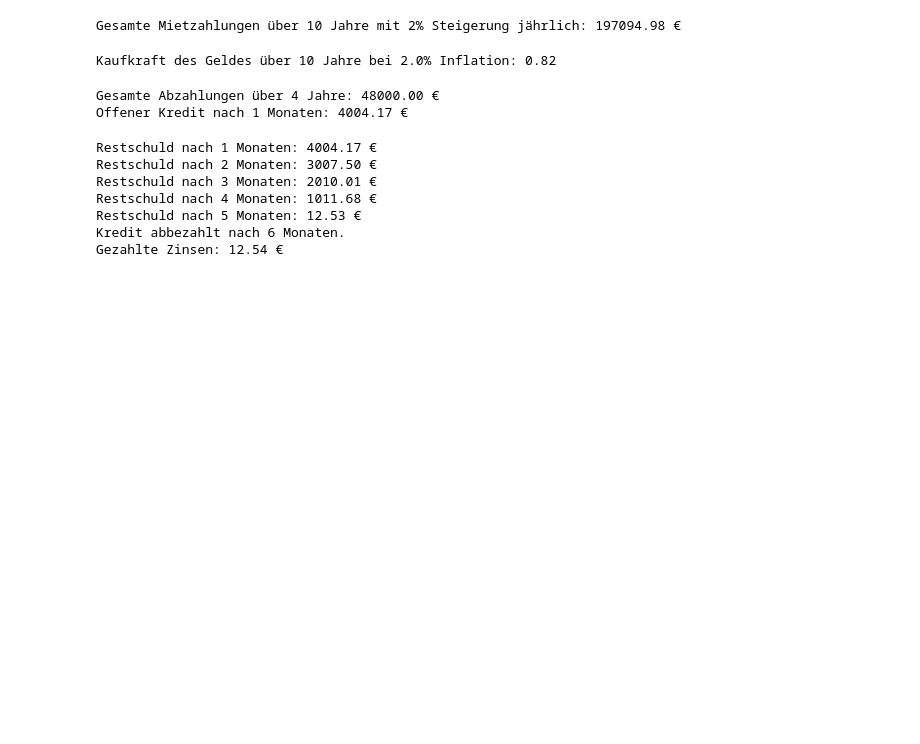
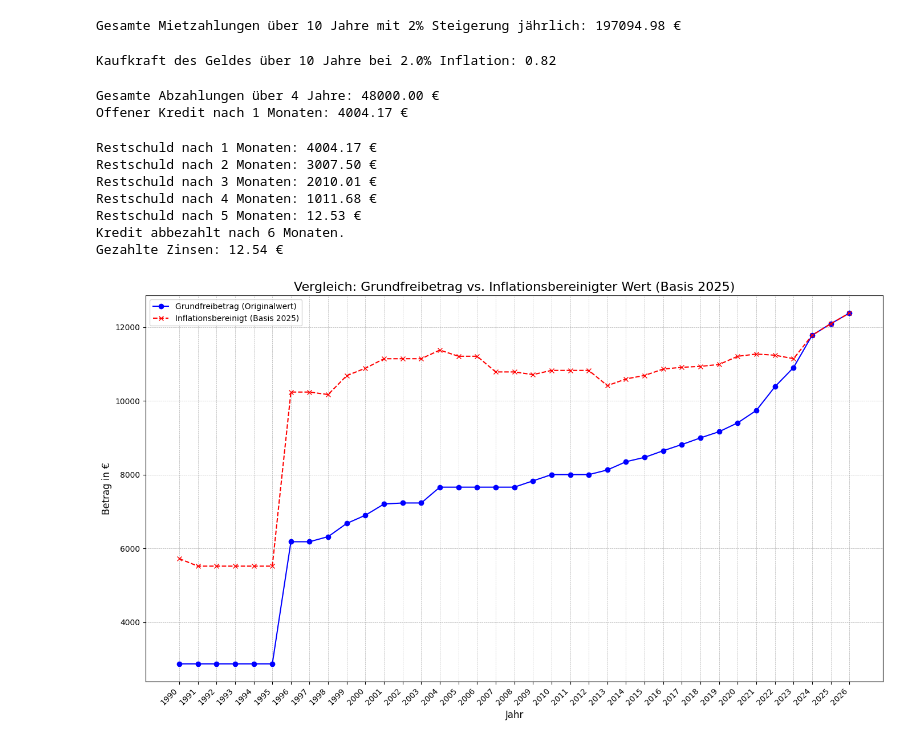
Before and after one commit to gremarsl/gremarsl.github.io, a Jupyter notebook: notebook_dev/inflation.ipynb, the cells around one changed output. Saved outputs shown, nothing was run; the diff lists cells and outputs as text; code cells hidden in the pictures; blank space fills up the shorter version.

Commit message:
Added python plot to visualize the grundfreibetrag - inflationsbereinigt

```diff
--- a/notebook_dev/inflation.ipynb
+++ b/notebook_dev/inflation.ipynb
@@ -137,3 +137,84 @@ Restschuld nach 4 Monaten: 1011.68 €
 Restschuld nach 5 Monaten: 12.53 €
 Kredit abbezahlt nach 6 Monaten.
 Gezahlte Zinsen: 12.54 €
+# %%
+import pandas as pd
+import matplotlib.pyplot as plt
+
+# The data is provided in a comma-separated format.
+# We'll parse it into lists for plotting.
+data = """
+Zeitraum,Grundfreibetrag,Inflationsbereinigt 2025
+1990,2871,5726
+1991,2871,5522
+1992,2871,5522
+1993,2871,5522
+1994,2871,5522
+1995,2871,5522
+1996,6184,10243
+1997,6184,10243
+1998,6322,10175
+1999,6681,10689
+2000,6902,10889
+2001,7206,11146
+2002,7235,11147
+2003,7235,11147
+2004,7664,11382
+2005,7664,11214
+2006,7664,11214
+2007,7664,10789
+2008,7664,10789
+2009,7834,10717
+2010,8004,10830
+2011,8004,10830
+2012,8004,10830
+2013,8130,10417
+2014,8354,10598
+2015,8472,10694
+2016,8652,10867
+2017,8820,10914
+2018,9000,10940
+2019,9168,10991
+2020,9408,11213
+2021,9744,11274
+2022,10387,11242
+2023,10908,11148
+2024,11784,11784
+2025,12096,12096
+2026,12384,12384
+"""
+
+# Read the data into a pandas DataFrame
+from io import StringIO
+df = pd.read_csv(StringIO(data))
+
+# Plot the data
+plt.figure(figsize=(14, 8))
+
+# Plot the first line: Grundfreibetrag
+plt.plot(df['Zeitraum'], df['Grundfreibetrag'], marker='o', linestyle='-', color='b', label='Grundfreibetrag (Originalwert)')
+
+# Plot the second line: Inflationsbereinigt
+plt.plot(df['Zeitraum'], df['Inflationsbereinigt 2025'], marker='x', linestyle='--', color='r', label='Inflationsbereinigt (Basis 2025)')
+
+# Set the title and labels
+plt.title('Vergleich: Grundfreibetrag vs. Inflationsbereinigter Wert (Basis 2025)', fontsize=16)
+plt.xlabel('Jahr', fontsize=12)
+plt.ylabel('Betrag in €', fontsize=12)
+
+# Add a legend to differentiate the lines
+plt.legend(loc='upper left', fontsize=10)
+
+# Add a grid for better readability
+plt.grid(True, which='both', linestyle='--', linewidth=0.5)
+
+# Set x-axis ticks to show all years
+plt.xticks(df['Zeitraum'], rotation=45, ha='right')
+
+# Adjust layout to prevent labels from being cut off
+plt.tight_layout()
+
+# Show the plot
+plt.show()
+# %% [output]
+[figure, added]
```
Also changed, not shown: 1 other file.
